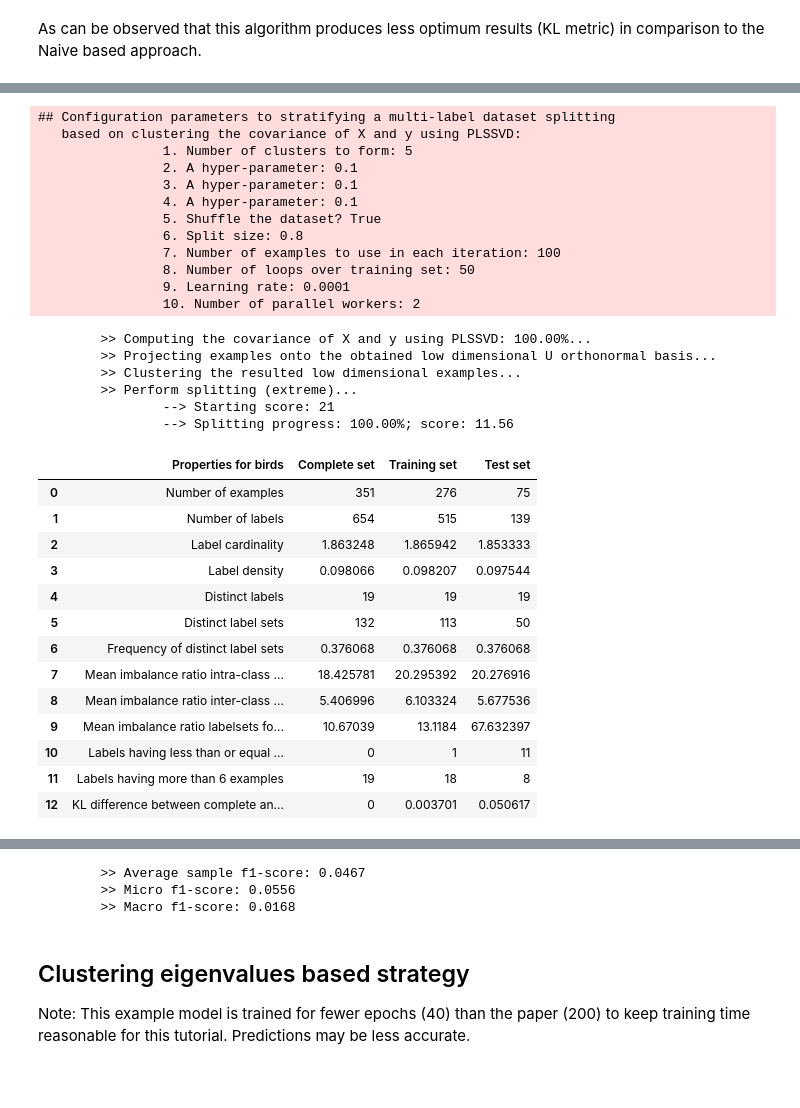
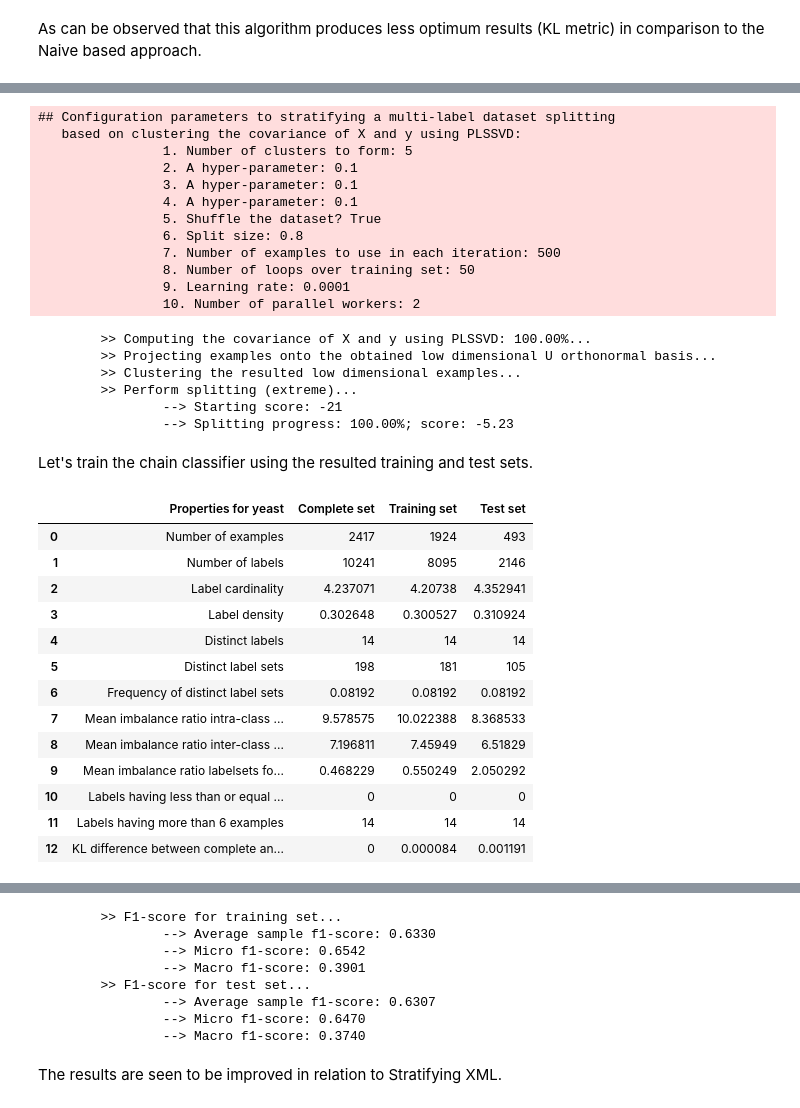
Before and after one commit to arbasher/straSplit, a Jupyter notebook: src/doc/split.ipynb, the cells around one changed output, grey strips where cells are left out. Drawn from its saved outputs; the diff is of its cells as text; code cells hidden in the pictures; blank space fills up the shorter version.

```diff
--- a/src/doc/split.ipynb
+++ b/src/doc/split.ipynb
@@ -55,7 +50,9 @@ Now, let us assign values to the following arguments:
 # %%
 split_type = "extreme"
 split_size = 0.80
+batch_size = 500
 num_epochs = 50
 num_jobs = 2
+num_clusters = 5
 use_solver = False
 # %% [markdown]
@@ -65,5 +64,5 @@ Let us use the well-known "birds" multi-label data. The data is comprised of 351
 # %%
-dsname="birds"
+dsname="yeast"
 X_name = dsname + "_X.pkl"
 y_name = dsname + "_y.pkl"
 file_path = os.path.join(DATASET_PATH, y_name)
@@ -287,6 +321,6 @@ Note: This example model is trained for fewer epochs (40) than the paper (200) t
 # %%
-st = ClusterStratification(num_clusters=5, swap_probability=0.1, threshold_proportion=0.1,
-                           decay=0.1, shuffle=True, split_size=split_size, batch_size=100,
+st = ClusterStratification(num_clusters=num_clusters, swap_probability=0.1, threshold_proportion=0.1,
+                           decay=0.1, shuffle=True, split_size=split_size, batch_size=batch_size,
                            num_epochs=num_epochs, lr=0.0001, num_jobs=num_jobs)
 training_idx, test_idx = st.fit(X=X, y=y)
 # %% [output]
@@ -298,7 +332,7 @@ training_idx, test_idx = st.fit(X=X, y=y)
                 4. A hyper-parameter: 0.1
                 5. Shuffle the dataset? True
                 6. Split size: 0.8
-                7. Number of examples to use in each iteration: 100
+                7. Number of examples to use in each iteration: 500
                 8. Number of loops over training set: 50
                 9. Learning rate: 0.0001
                 10. Number of parallel workers: 2
@@ -306,43 +340,53 @@ training_idx, test_idx = st.fit(X=X, y=y)
         >> Projecting examples onto the obtained low dimensional U orthonormal basis...
         >> Clustering the resulted low dimensional examples...
         >> Perform splitting (extreme)...
-                --> Starting score: 21
-                --> Splitting progress: 100.00%; score: 11.56
+                --> Starting score: -21
+                --> Splitting progress: 100.00%; score: -5.23
+# %% [markdown]
+Let's train the chain classifier using the resulted training and test sets.
 # %%
 model_name = "plssvd2split"
-df, chart = data_properties(y=y, selected_examples=[training_idx, test_idx], num_tails=5, dataset_name=dsname,
-                            model_name=model_name, rspath=RESULT_PATH, display_dataframe=True, display_figure=True)
+df, chart = data_properties(y=y, selected_examples=[training_idx, test_idx],
+                            num_tails=5, dataset_name=dsname, model_name=model_name,
+                            rspath=RESULT_PATH, display_dataframe=True,
+                            display_figure=True)
 df
 # %% [output]
-|  | Properties for birds | Complete set | Training set | Test set |
-| 0 | Number of examples | 351 | 276 | 75 |
-| 1 | Number of labels | 654 | 515 | 139 |
-| 2 | Label cardinality | 1.863248 | 1.865942 | 1.853333 |
-| 3 | Label density | 0.098066 | 0.098207 | 0.097544 |
-| 4 | Distinct labels | 19 | 19 | 19 |
-| 5 | Distinct label sets | 132 | 113 | 50 |
-| 6 | Frequency of distinct label sets | 0.376068 | 0.376068 | 0.376068 |
-| 7 | Mean imbalance ratio intra-class ... | 18.425781 | 20.295392 | 20.276916 |
-| 8 | Mean imbalance ratio inter-class ... | 5.406996 | 6.103324 | 5.677536 |
-| 9 | Mean imbalance ratio labelsets fo... | 10.67039 | 13.1184 | 67.632397 |
-| 10 | Labels having less than or equal ... | 0 | 1 | 11 |
-| 11 | Labels having more than 6 examples | 19 | 18 | 8 |
-| 12 | KL difference between complete an... | 0 | 0.003701 | 0.050617 |
+|  | Properties for yeast | Complete set | Training set | Test set |
+| 0 | Number of examples | 2417 | 1924 | 493 |
+| 1 | Number of labels | 10241 | 8095 | 2146 |
+| 2 | Label cardinality | 4.237071 | 4.20738 | 4.352941 |
+| 3 | Label density | 0.302648 | 0.300527 | 0.310924 |
+| 4 | Distinct labels | 14 | 14 | 14 |
+| 5 | Distinct label sets | 198 | 181 | 105 |
+| 6 | Frequency of distinct label sets | 0.08192 | 0.08192 | 0.08192 |
+| 7 | Mean imbalance ratio intra-class ... | 9.578575 | 10.022388 | 8.368533 |
+| 8 | Mean imbalance ratio inter-class ... | 7.196811 | 7.45949 | 6.51829 |
+| 9 | Mean imbalance ratio labelsets fo... | 0.468229 | 0.550249 | 2.050292 |
+| 10 | Labels having less than or equal ... | 0 | 0 | 0 |
+| 11 | Labels having more than 6 examples | 14 | 14 | 14 |
+| 12 | KL difference between complete an... | 0 | 0.000084 | 0.001191 |
 # %%
 chart
 # %% [output]
 [interactive output not drawn]
 # %%
 # train
-model.fit(X[training_idx], y[training_idx])
-# predict
-y_pred = model.predict(X[test_idx])
-score(y_true=y[test_idx].toarray(), y_pred=y_pred.toarray())
+model.fit(X[training_idx].toarray(), y[training_idx].toarray())
+# evaluate
+y_pred = model.predict(X[training_idx].toarray())
+score(y_true=y[training_idx], y_pred=y_pred, tag="training set")
+
+y_pred = model.predict(X[test_idx].toarray())
+score(y_true=y[test_idx], y_pred=y_pred, tag="test set")
 # %% [output]
-        >> Average sample f1-score: 0.0467
-        >> Micro f1-score: 0.0556
-        >> Macro f1-score: 0.0168
+        >> F1-score for training set...
+                --> Average sample f1-score: 0.6330
+                --> Micro f1-score: 0.6542
+                --> Macro f1-score: 0.3901
+        >> F1-score for test set...
+                --> Average sample f1-score: 0.6307
+                --> Micro f1-score: 0.6470
+                --> Macro f1-score: 0.3740
-# %% [markdown]
-## Clustering eigenvalues based strategy
-
-Note: This example model is trained for fewer epochs (40) than the paper (200) to keep training time reasonable for this tutorial. Predictions may be less accurate.
+# %% [markdown]
+The results are seen to be improved in relation to Stratifying XML.
```
Also changed, not shown: parts of 68 cells of this notebook, 10 other files.
